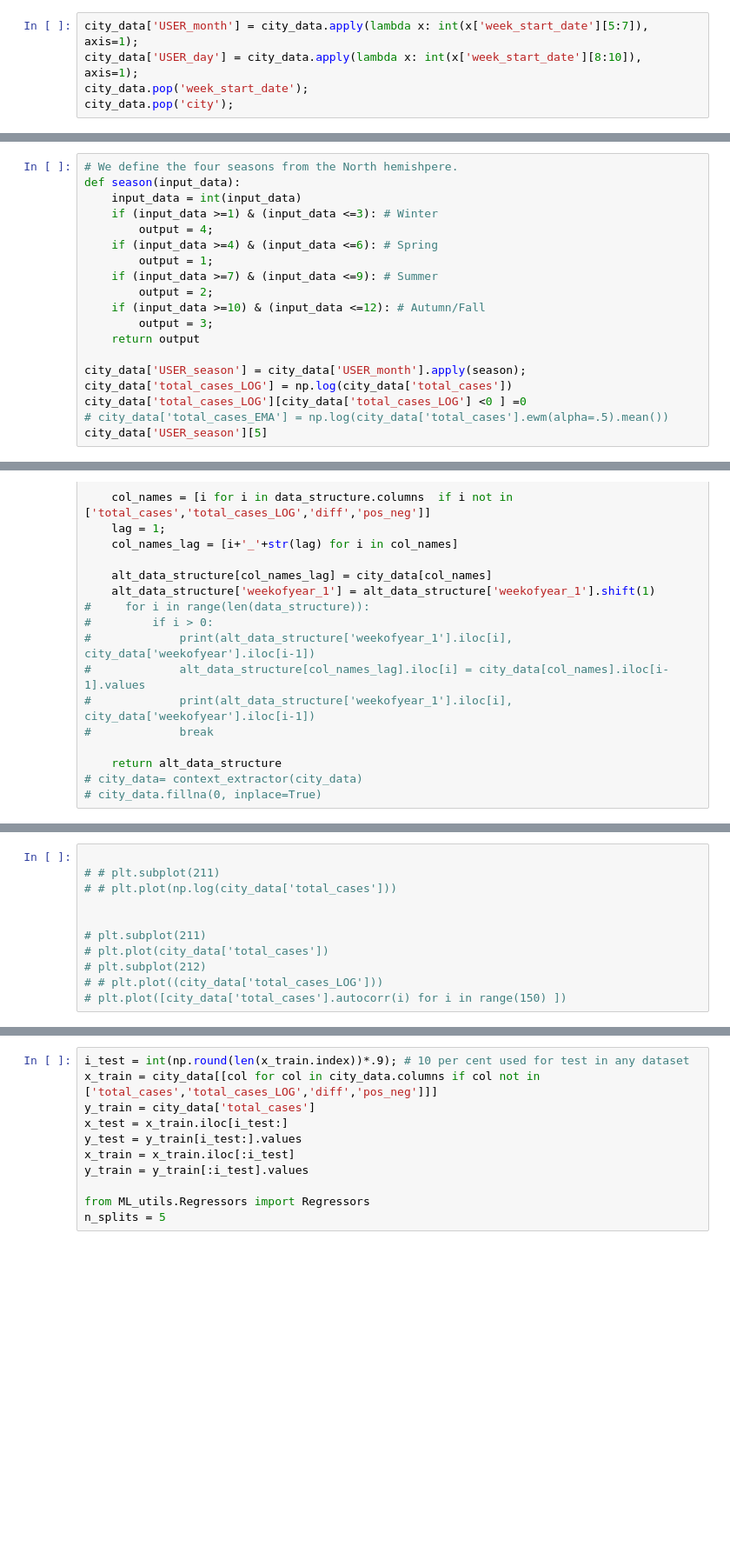
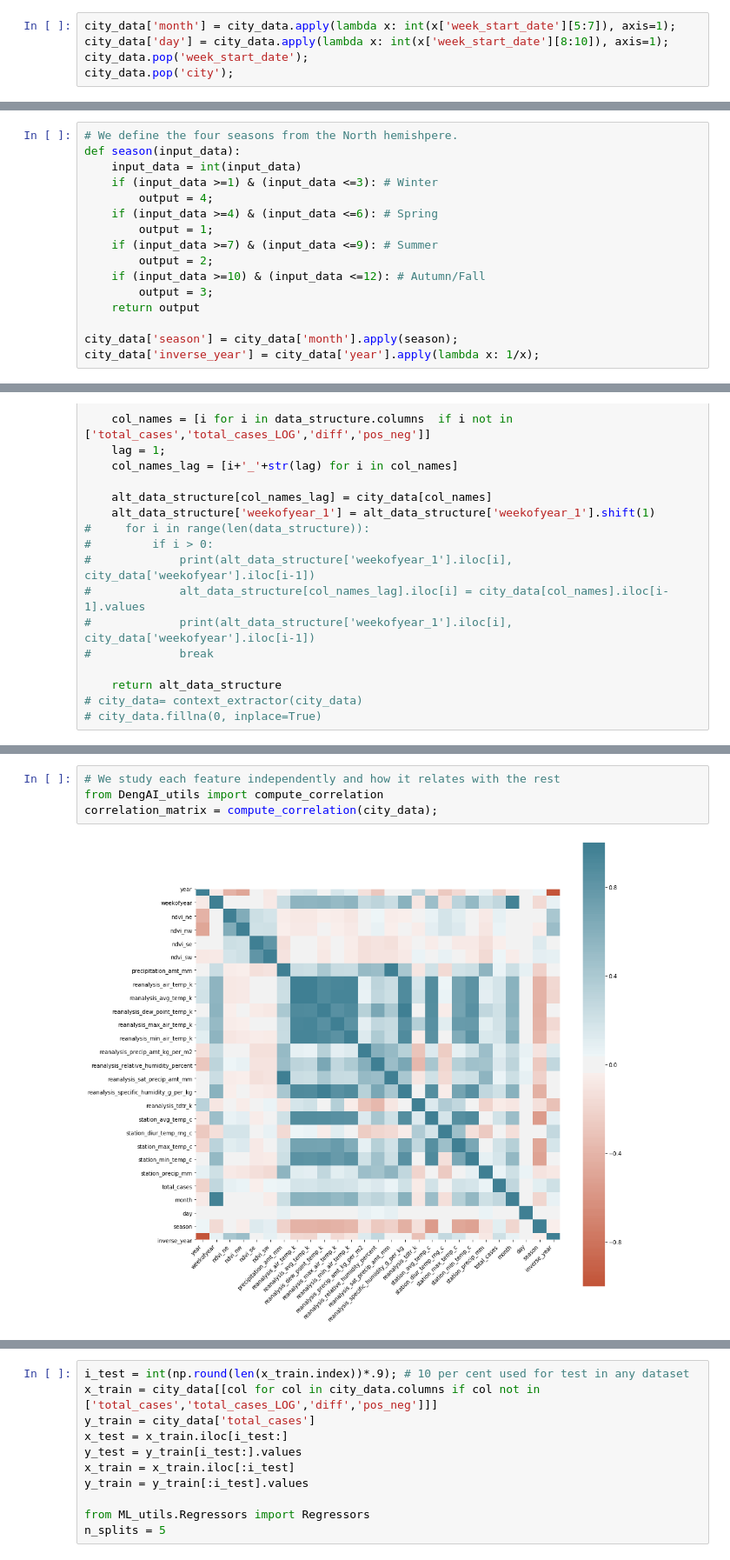
Before and after one commit to arodriguezhidalgo/DengAI_proposal, a Jupyter notebook: Model.ipynb, the cells around one changed output, grey strips where cells are left out. Shown at 87% size. Saved outputs shown, nothing was run; the diff lists cells and outputs as text; blank space fills up the shorter version.

```diff
--- a/Model.ipynb
+++ b/Model.ipynb
@@ -63,6 +69,6 @@ See the caveats in the documentation: http://pandas.pydata.org/pandas-docs/stabl
 # %%
-city_data['USER_month'] = city_data.apply(lambda x: int(x['week_start_date'][5:7]), axis=1);
-city_data['USER_day'] = city_data.apply(lambda x: int(x['week_start_date'][8:10]), axis=1);
+city_data['month'] = city_data.apply(lambda x: int(x['week_start_date'][5:7]), axis=1);
+city_data['day'] = city_data.apply(lambda x: int(x['week_start_date'][8:10]), axis=1);
 city_data.pop('week_start_date');
 city_data.pop('city');
 # %% [output]
@@ -89,11 +97,8 @@ def season(input_data):
         output = 3;
     return output
 
-city_data['USER_season'] = city_data['USER_month'].apply(season);
-city_data['total_cases_LOG'] = np.log(city_data['total_cases'])
-city_data['total_cases_LOG'][city_data['total_cases_LOG'] <0 ] =0
-# city_data['total_cases_EMA'] = np.log(city_data['total_cases'].ewm(alpha=.5).mean())
-city_data['USER_season'][5]
+city_data['season'] = city_data['month'].apply(season);
+city_data['inverse_year'] = city_data['year'].apply(lambda x: 1/x);
 # %% [output]
 A value is trying to be set on a copy of a slice from a DataFrame.
 Try using .loc[row_indexer,col_indexer] = value instead
@@ -163,11 +133,6 @@ ax.set_xticklabels(
-# %%
-
-# # plt.subplot(211)
-# # plt.plot(np.log(city_data['total_cases']))
-
-
-# plt.subplot(211)
-# plt.plot(city_data['total_cases'])
-# plt.subplot(212)
-# # plt.plot((city_data['total_cases_LOG']))
-# plt.plot([city_data['total_cases'].autocorr(i) for i in range(150) ])
+# %%
+# We study each feature independently and how it relates with the rest
+from DengAI_utils import compute_correlation
+correlation_matrix = compute_correlation(city_data);
+# %% [output]
+[figure, added]
```
Also changed, not shown: parts of 16 cells of this notebook, 4 other files.
